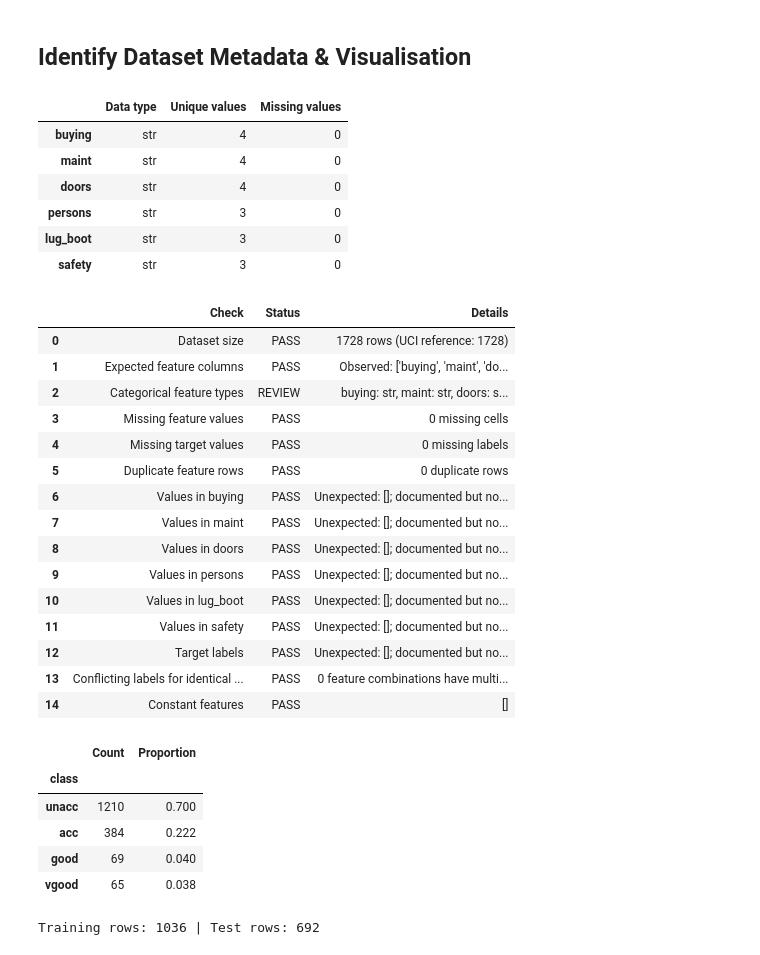
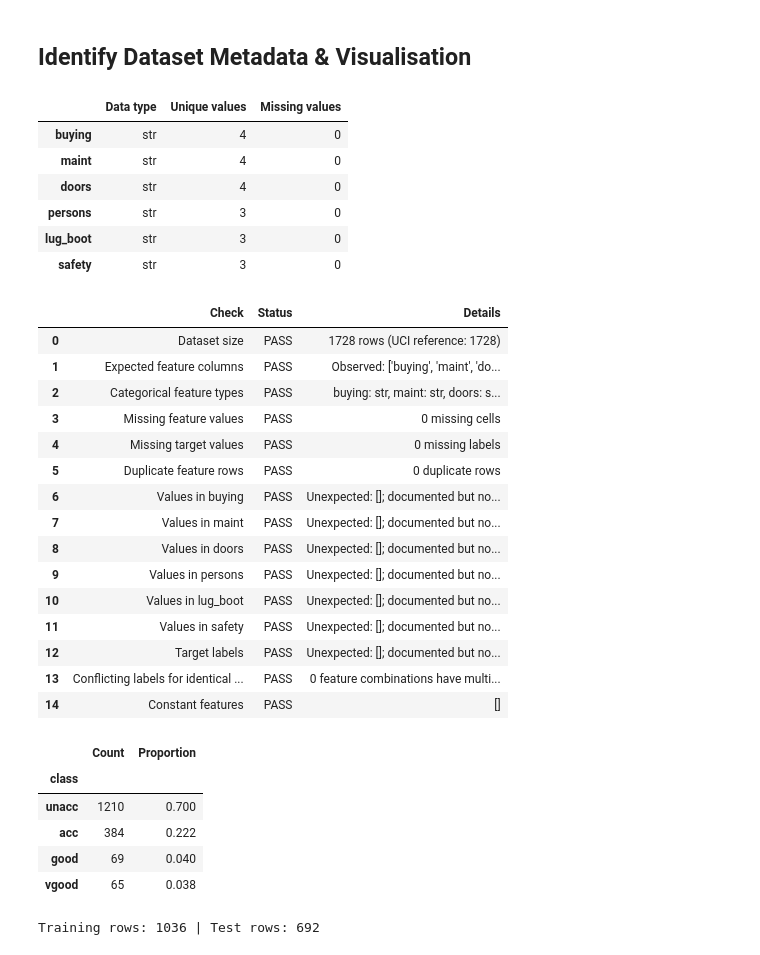
Before and after one commit to ghonilcloud/ML_Assignment_1, a Jupyter notebook: Classification/1.ipynb, the cells around one changed output. Cells and saved outputs as stored; diff of their text form; code cells hidden in the pictures.

```diff
--- a/Classification/1.ipynb
+++ b/Classification/1.ipynb
@@ -87,7 +87,7 @@ def add_check(check, status, details):
 
 add_check("Dataset size", "PASS" if len(X) == 1728 else "REVIEW", f"{len(X)} rows (UCI reference: 1728)")
 add_check("Expected feature columns", "PASS" if list(X.columns) == expected_features else "REVIEW", f"Observed: {list(X.columns)}")
-add_check("Categorical feature types", "PASS" if all(pd.api.types.is_object_dtype(dtype) or isinstance(dtype, pd.CategoricalDtype) for dtype in X.dtypes) else "REVIEW", ", ".join(f"{col}: {dtype}" for col, dtype in X.dtypes.items()))
+add_check("Categorical feature types", "PASS" if all(pd.api.types.is_string_dtype(dtype) or isinstance(dtype, pd.CategoricalDtype) for dtype in X.dtypes) else "REVIEW", ", ".join(f"{col}: {dtype}" for col, dtype in X.dtypes.items()))
 add_check("Missing feature values", "PASS" if not X.isna().any().any() else "REVIEW", f"{int(X.isna().sum().sum())} missing cells")
 add_check("Missing target values", "PASS" if not target.isna().any() else "REVIEW", f"{int(target.isna().sum())} missing labels")
 add_check("Duplicate feature rows", "PASS" if not X.duplicated().any() else "REVIEW", f"{int(X.duplicated().sum())} duplicate rows")
@@ -106,34 +106,34 @@ expected_target_labels = set(target_order)
 observed_targets = set(target.dropna().astype(str).unique())
 unexpected_targets = sorted(observed_targets - expected_target_labels)
 absent_targets = sorted(expected_target_labels - observed_targets)
 add_check("Target labels", "REVIEW" if unexpected_targets or absent_targets else "PASS", f"Unexpected: {unexpected_targets}; documented but not observed: {absent_targets}")
 
 if set(expected_features).issubset(X.columns):
     rows_with_target = X[expected_features].reset_index(drop=True).copy()
     rows_with_target["target"] = target.reset_index(drop=True)
     labels_per_feature_row = rows_with_target.groupby(expected_features, dropna=False)["target"].nunique()
     conflicting_rows = int((labels_per_feature_row > 1).sum())
     add_check("Conflicting labels for identical feature rows", "PASS" if conflicting_rows == 0 else "REVIEW", f"{conflicting_rows} feature combinations have multiple labels")
 
 constant_features = X.columns[X.nunique(dropna=False) <= 1].tolist()
 add_check("Constant features", "PASS" if not constant_features else "REVIEW", f"{constant_features}")
 display(pd.DataFrame(audit))
 
 # Show the target distribution in the same explicit class order.
 target_counts = target.value_counts().reindex(target_order, fill_value=0)
 display(pd.DataFrame({"Count": target_counts, "Proportion": (target_counts / len(target)).round(3)}))
 # %% [output]
 |  | Data type | Unique values | Missing values |
 | buying | str | 4 | 0 |
 | maint | str | 4 | 0 |
 | doors | str | 4 | 0 |
 | persons | str | 3 | 0 |
 | lug_boot | str | 3 | 0 |
 | safety | str | 3 | 0 |
 |  | Check | Status | Details |
 | 0 | Dataset size | PASS | 1728 rows (UCI reference: 1728) |
 | 1 | Expected feature columns | PASS | Observed: ['buying', 'maint', 'do... |
-| 2 | Categorical feature types | REVIEW | buying: str, maint: str, doors: s... |
+| 2 | Categorical feature types | PASS | buying: str, maint: str, doors: s... |
 | 3 | Missing feature values | PASS | 0 missing cells |
 | 4 | Missing target values | PASS | 0 missing labels |
 | 5 | Duplicate feature rows | PASS | 0 duplicate rows |
```
Also changed, not shown: parts of 7 cells of this notebook.
